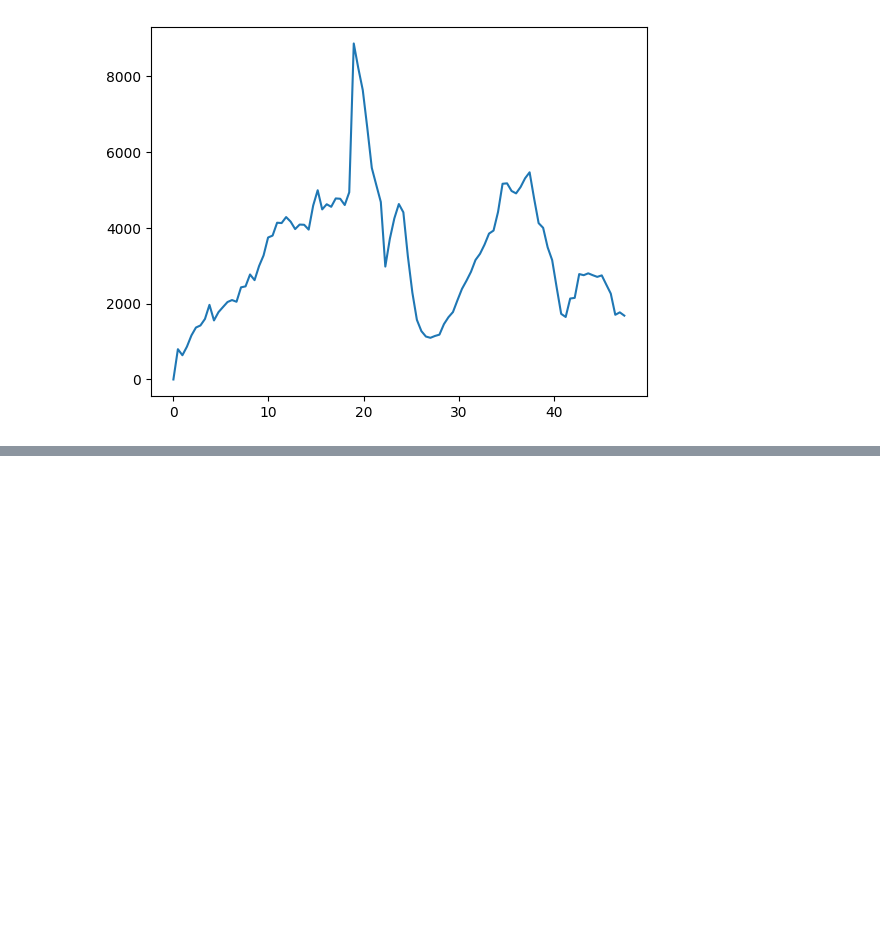
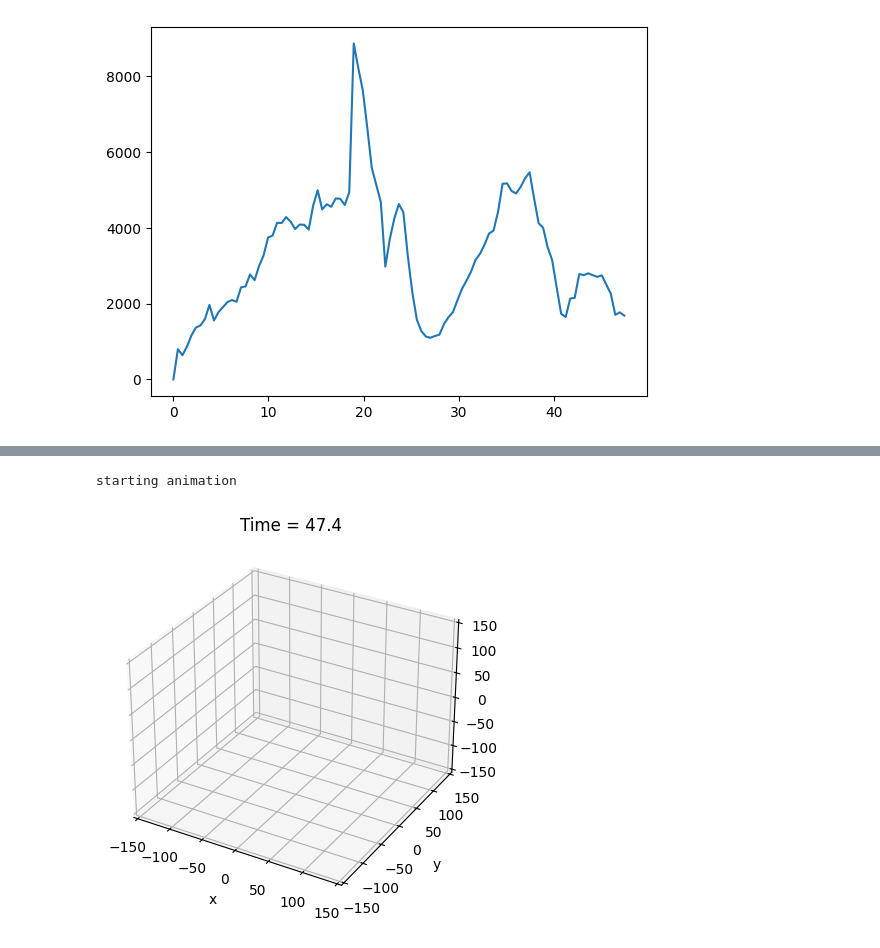
Before and after one commit to malvibellotti/Dynamics_experience5, a Jupyter notebook: Plotter.ipynb, the cells around one changed output, grey strips where cells are left out. Cells and saved outputs as stored; diff of their text form; code cells hidden in the pictures; blank space fills up the shorter version.

```diff
--- a/Plotter.ipynb
+++ b/Plotter.ipynb
@@ -255,0 +208,40 @@ frame:  100 / 101
+# %%
+import matplotlib.animation as animation
+
+fig = plt.figure()
+ax = fig.add_subplot(projection='3d', computed_zorder=False)
+ax.set_aspect('auto')
+ax.set(xlim = [-150, 150], ylim = [-150, 150], zlim = [-150, 150], xlabel='x', ylabel='y', zlabel = 'z')
+
+scatter_pert, = ax.plot([], [], [], 'o', markersize = '3', color = 'red', zorder = 1)
+scatters, = ax.plot([], [], [], 'o', color='cornflowerblue', markersize = '1', alpha = 0.5, zorder=0)
+
+print('starting animation')
+
+def init():
+    scatters.set_data([],[])
+    scatters.set_3d_properties([])
+
+    scatter_pert.set_data([],[])
+    scatter_pert.set_3d_properties([])
+
+    return scatters, scatter_pert
+
+def update(frame):
+    scatters.set_data(positions[1:, frame, 0], positions[1:, frame, 1])
+    scatters.set_3d_properties(positions[1:, frame, 2])
+
+    scatter_pert.set_data(positions[0, frame, 0], positions[0, frame, 1])
+    scatter_pert.set_3d_properties(positions[0, frame, 2])
+
+    ax.set_title('Time = %.1f'%(time[frame]))
+
+    return scatters, scatter_pert
+
+ani = animation.FuncAnimation(fig, update, snap_number, interval=100, init_func = init)
+
+ani.save('perturber4_2.gif', writer = 'ffmpeg')
+ani.save('perturber4_2.mp4', writer = animation.FFMpegWriter())
+# %% [output]
+starting animation
+[figure, added]
```
Also changed, not shown: parts of 1 cell of this notebook.
